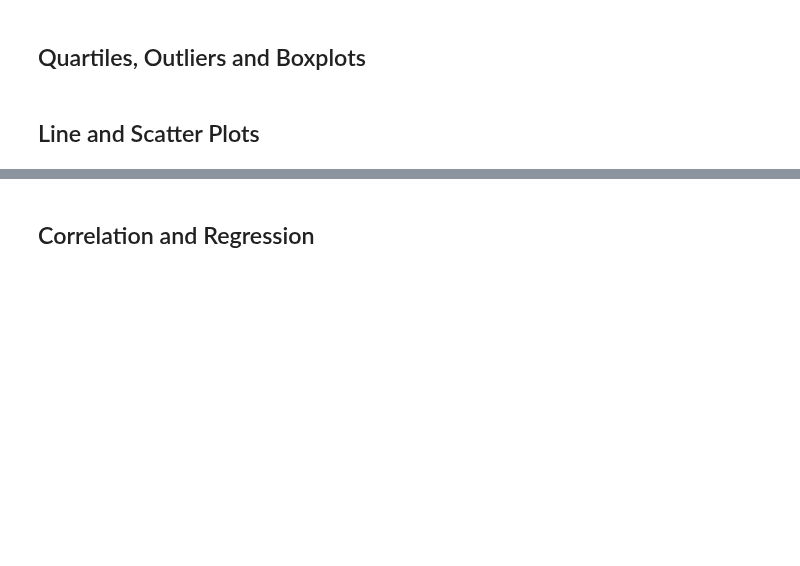
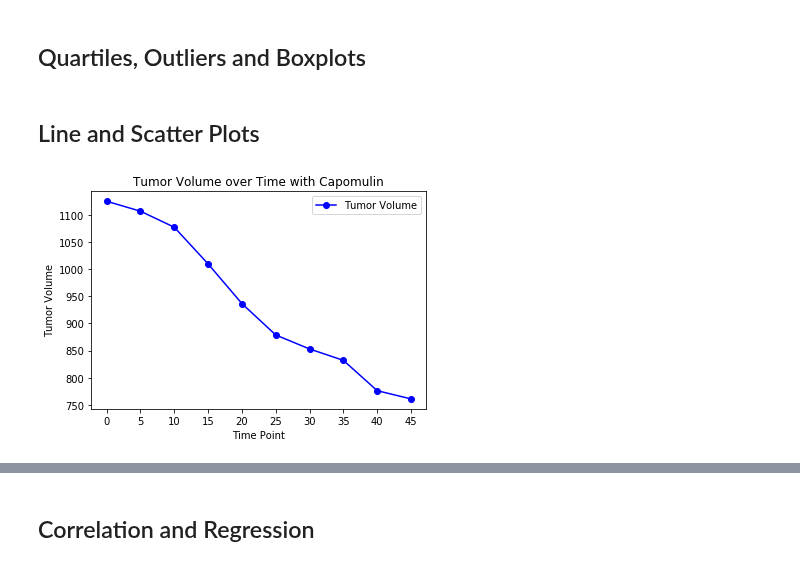
Before and after one commit to olivesun1213/Matplotlib, a Jupyter notebook: Unit 05 - Matplotlib_Homework_Instructions_Pymaceuticals_pymaceuticals_starter.ipynb, the cells around one changed output, grey strips where cells are left out. Cells and saved outputs as stored; diff of their text form; code cells hidden in the pictures; blank space fills up the shorter version.

```diff
--- a/Unit 05 - Matplotlib_Homework_Instructions_Pymaceuticals_pymaceuticals_starter.ipynb
+++ b/Unit 05 - Matplotlib_Homework_Instructions_Pymaceuticals_pymaceuticals_starter.ipynb
@@ -127,2 +158,17 @@ plt.show()
+# %%
+# Generate a line plot of time point versus tumor volume for a mouse treated with Capomulin
+only_Capomulin = combined_file.loc[combined_file["Drug Regimen"] == "Capomulin", :]
+x=only_Capomulin["Timepoint"].unique()
+y=only_Capomulin.groupby("Timepoint")["Tumor Volume (mm3)"].sum()
+
+TumorVolume_handle, = plt.plot(x, y, marker ='o', color='blue', label="Tumor Volume")
+plt.title("Tumor Volume over Time with Capomulin")
+plt.legend(loc="upper right")
+plt.xlabel("Time Point")
+plt.ylabel("Tumor Volume")
+plt.xticks(x_axis)
+plt.show()
+# %% [output]
+[figure, added]
 # %%
 # Generate a scatter plot of mouse weight versus average tumor volume for the Capomulin regimen
```
Also changed, not shown: parts of 7 cells of this notebook.
